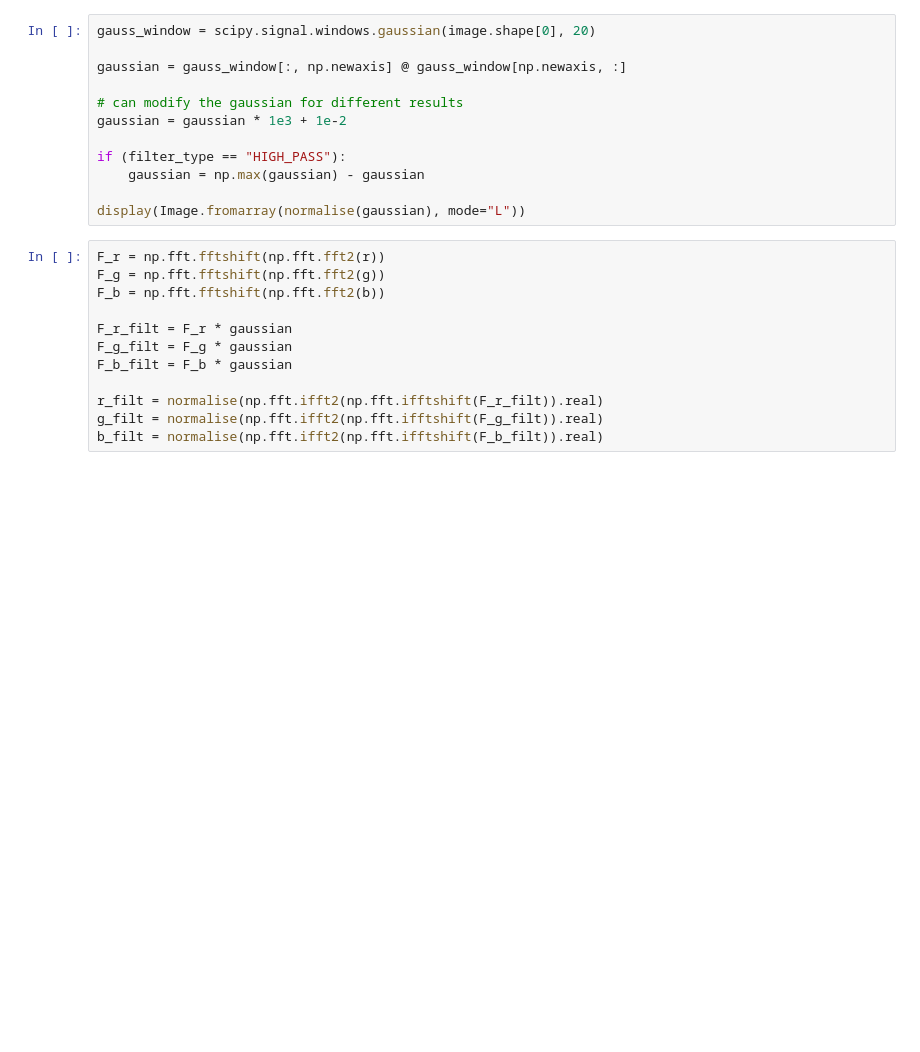
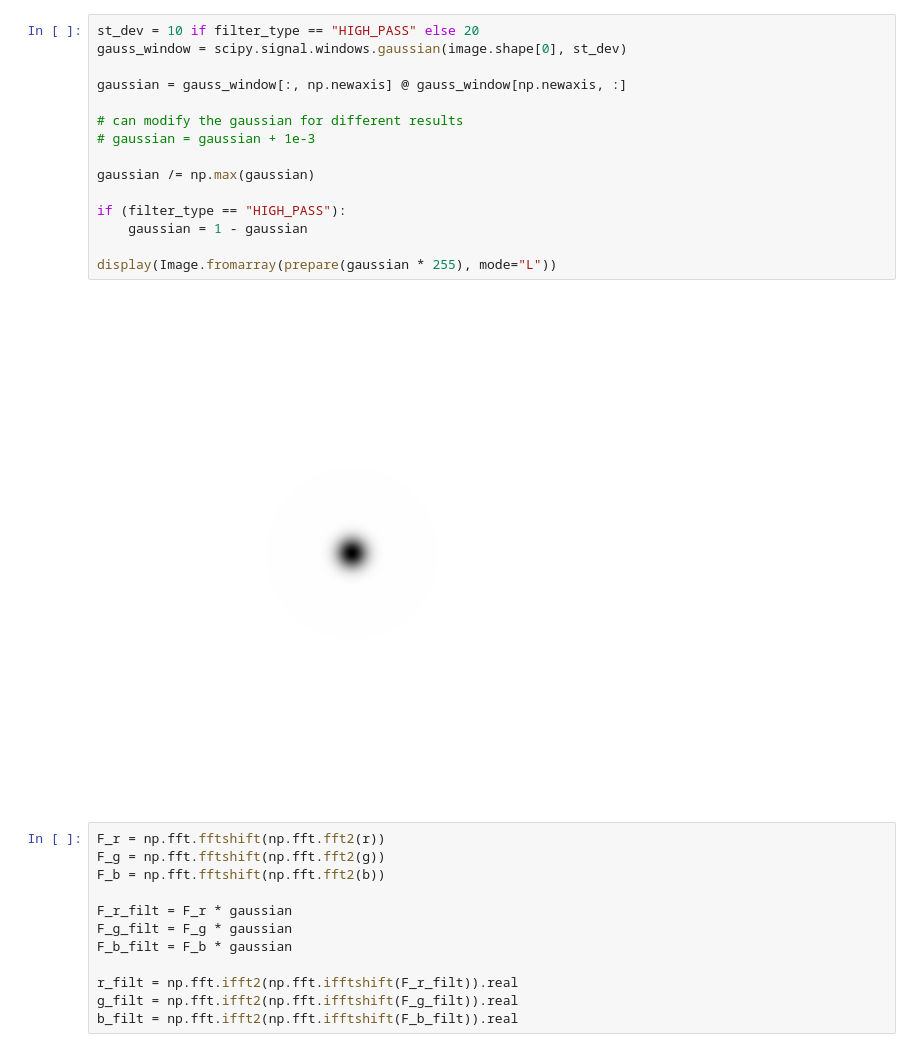
Before and after one commit to peterc-s/fft-filters, a Jupyter notebook: gauss_filter.ipynb, the cells around one changed output. Drawn from its saved outputs; the diff is of its cells as text; blank space fills up the shorter version.

```diff
--- a/gauss_filter.ipynb
+++ b/gauss_filter.ipynb
@@ -34,15 +27,20 @@ def normalise(arr, clamp_zero=False, var_arr=None):
 # %%
-gauss_window = scipy.signal.windows.gaussian(image.shape[0], 20)
+st_dev = 10 if filter_type == "HIGH_PASS" else 20
+gauss_window = scipy.signal.windows.gaussian(image.shape[0], st_dev)
 
 gaussian = gauss_window[:, np.newaxis] @ gauss_window[np.newaxis, :]
 
 # can modify the gaussian for different results
-gaussian = gaussian * 1e3 + 1e-2
+# gaussian = gaussian + 1e-3
+
+gaussian /= np.max(gaussian)
 
 if (filter_type == "HIGH_PASS"):
-    gaussian = np.max(gaussian) - gaussian
+    gaussian = 1 - gaussian
 
-display(Image.fromarray(normalise(gaussian), mode="L"))
+display(Image.fromarray(prepare(gaussian * 255), mode="L"))
+# %% [output]
+[figure, added]
 # %%
 F_r = np.fft.fftshift(np.fft.fft2(r))
 F_g = np.fft.fftshift(np.fft.fft2(g))
@@ -52,9 +50,9 @@ F_r_filt = F_r * gaussian
 F_g_filt = F_g * gaussian
 F_b_filt = F_b * gaussian
 
-r_filt = normalise(np.fft.ifft2(np.fft.ifftshift(F_r_filt)).real)
-g_filt = normalise(np.fft.ifft2(np.fft.ifftshift(F_g_filt)).real)
-b_filt = normalise(np.fft.ifft2(np.fft.ifftshift(F_b_filt)).real)
+r_filt = np.fft.ifft2(np.fft.ifftshift(F_r_filt)).real
+g_filt = np.fft.ifft2(np.fft.ifftshift(F_g_filt)).real
+b_filt = np.fft.ifft2(np.fft.ifftshift(F_b_filt)).real
 # %%
 fig, axs = plt.subplots(3, 2)
 
```
Also changed, not shown: parts of 7 cells of this notebook, 11 other files.
